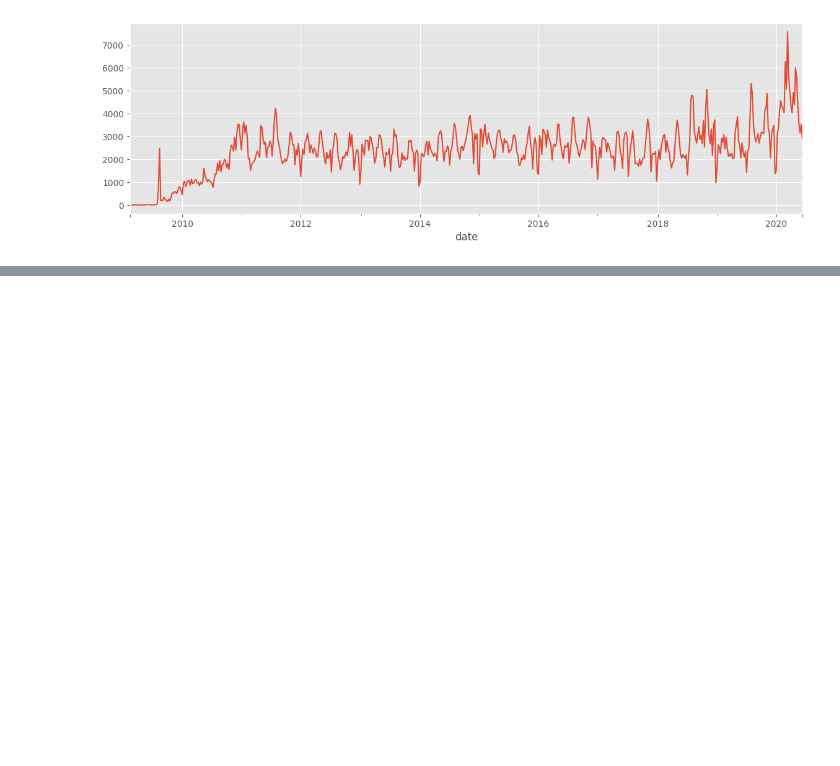
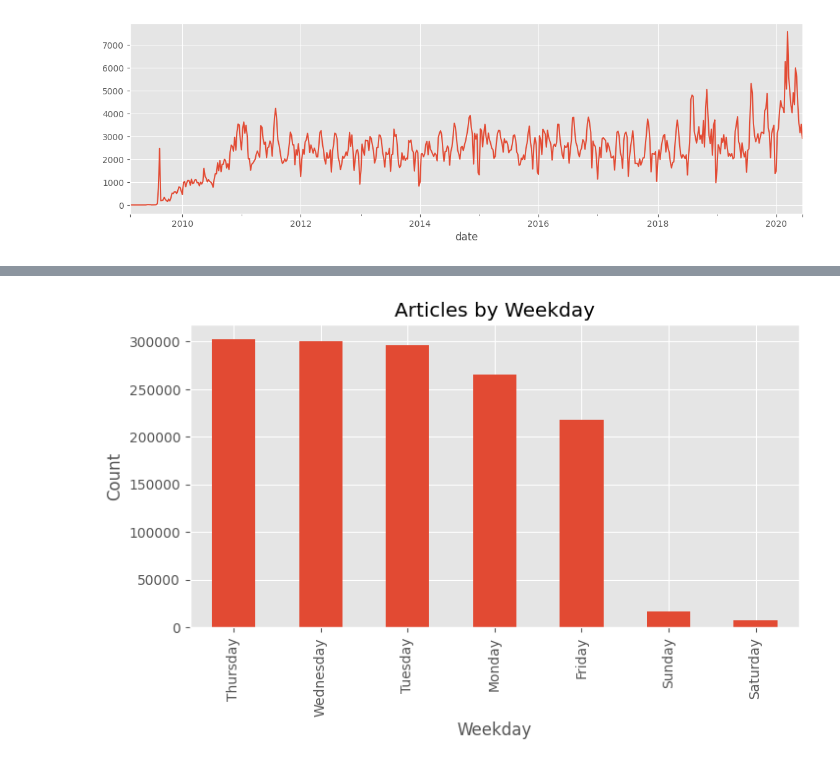
Before and after one commit to Feven777/Predicting_Price_Moves_with_News_Sentiment, a Jupyter notebook: notebooks/sentiment_analysis.ipynb, the cells around one changed output, grey strips where cells are left out. Saved outputs shown, nothing was run; the diff lists cells and outputs as text; code cells hidden in the pictures; blank space fills up the shorter version.

```diff
--- a/notebooks/sentiment_analysis.ipynb
+++ b/notebooks/sentiment_analysis.ipynb
@@ -304,0 +315,8 @@ weekly_counts.plot(figsize=(14,4))
+# %%
+df['weekday'].value_counts().plot(kind='bar', figsize=(8,4))
+plt.title("Articles by Weekday")
+plt.xlabel("Weekday")
+plt.ylabel("Count")
+plt.show()
+# %% [output]
+[figure, added]
```
Also changed, not shown: parts of 1 cell of this notebook.
